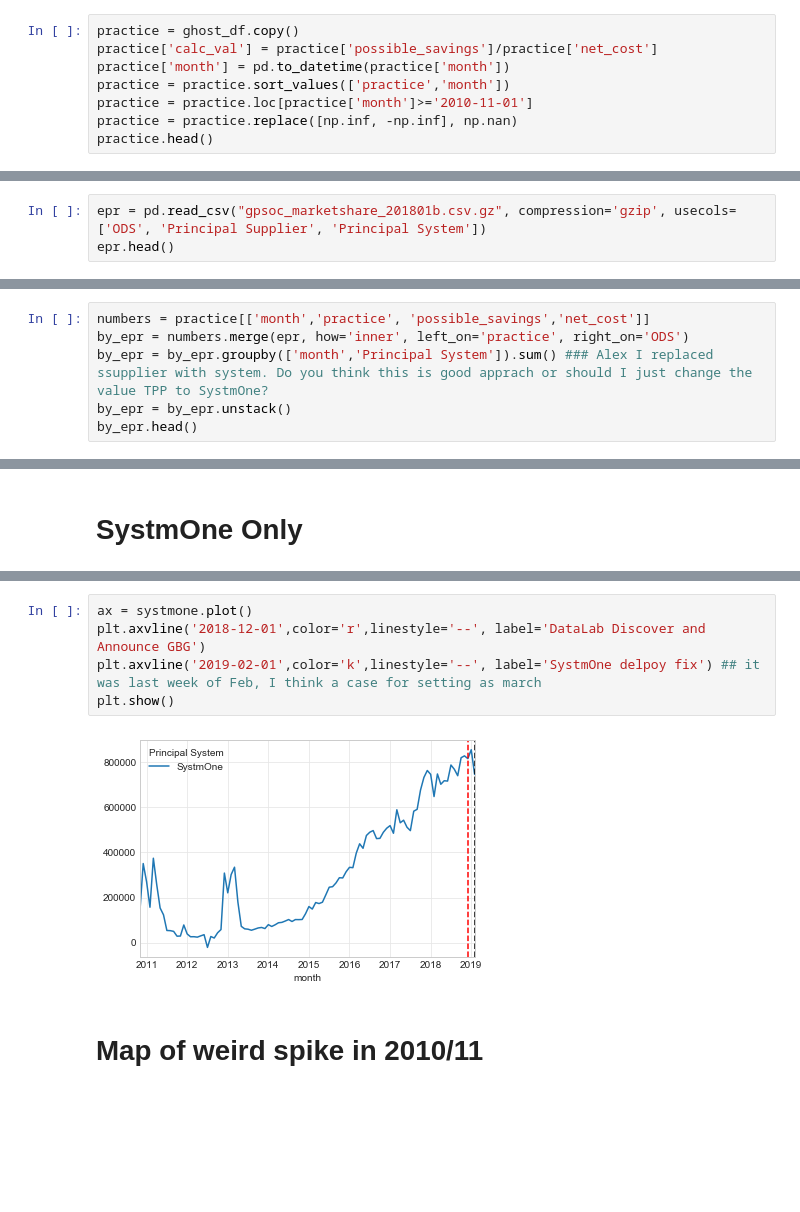
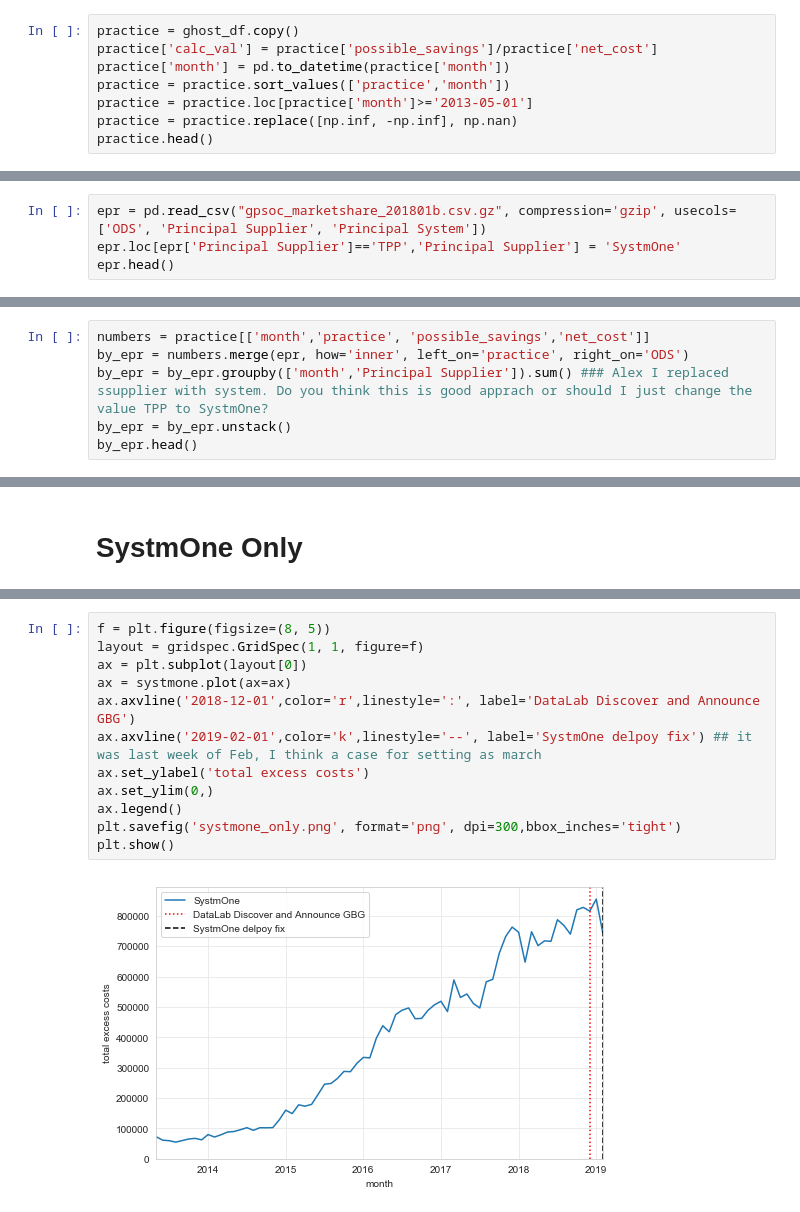
Before and after one commit to ebmdatalab/ghost_branded_generics_paper, a Jupyter notebook: Ghost Branded Generics.ipynb, the cells around one changed output, grey strips where cells are left out. Drawn from its saved outputs; the diff is of its cells as text; blank space fills up the shorter version.

Commit message:
Tidy graphs and notebook

```diff
--- a/Ghost Branded Generics.ipynb
+++ b/Ghost Branded Generics.ipynb
@@ -46,7 +46,7 @@ practice = ghost_df.copy()
 practice['calc_val'] = practice['possible_savings']/practice['net_cost']
 practice['month'] = pd.to_datetime(practice['month'])
 practice = practice.sort_values(['practice','month'])
-practice = practice.loc[practice['month']>='2010-11-01']
+practice = practice.loc[practice['month']>='2013-05-01']
 practice = practice.replace([np.inf, -np.inf], np.nan)
 practice.head()
 # %% [output]
@@ -157,6 +180,7 @@ plt.show()
 # Stratify by EHR
 # %%
 epr = pd.read_csv("gpsoc_marketshare_201801b.csv.gz", compression='gzip', usecols=['ODS', 'Principal Supplier', 'Principal System'])
+epr.loc[epr['Principal Supplier']=='TPP','Principal Supplier'] = 'SystmOne'
 epr.head()
 # %% [output]
 |  | ODS | Principal Supplier | Principal System |
@@ -168,7 +192,7 @@ epr.head()
 # %%
 numbers = practice[['month','practice', 'possible_savings','net_cost']]
 by_epr = numbers.merge(epr, how='inner', left_on='practice', right_on='ODS')
-by_epr = by_epr.groupby(['month','Principal System']).sum() ### Alex I replaced ssupplier with system. Do you think this is good apprach or should I just change the value TPP to SystmOne?
+by_epr = by_epr.groupby(['month','Principal Supplier']).sum() ### Alex I replaced ssupplier with system. Do you think this is good apprach or should I just change the value TPP to SystmOne?
 by_epr = by_epr.unstack()
 by_epr.head()
 # %% [output]
@@ -221,9 +251,14 @@ systmone.head()
 # %%
-ax = systmone.plot()
-plt.axvline('2018-12-01',color='r',linestyle='--', label='DataLab Discover and Announce GBG')
-plt.axvline('2019-02-01',color='k',linestyle='--', label='SystmOne delpoy fix') ## it was last week of Feb, I think a case for setting as march
+f = plt.figure(figsize=(8, 5))
+layout = gridspec.GridSpec(1, 1, figure=f)
+ax = plt.subplot(layout[0])
+ax = systmone.plot(ax=ax)
+ax.axvline('2018-12-01',color='r',linestyle=':', label='DataLab Discover and Announce GBG')
+ax.axvline('2019-02-01',color='k',linestyle='--', label='SystmOne delpoy fix') ## it was last week of Feb, I think a case for setting as march
+ax.set_ylabel('total excess costs')
+ax.set_ylim(0,)
+ax.legend()
+plt.savefig('systmone_only.png', format='png', dpi=300,bbox_inches='tight')
 plt.show()
 # %% [output]
-[figure, old version]
+[figure, new version]
-# %% [markdown]
-# Map of weird spike in 2010/11
```
Also changed, not shown: parts of 41 cells of this notebook.
